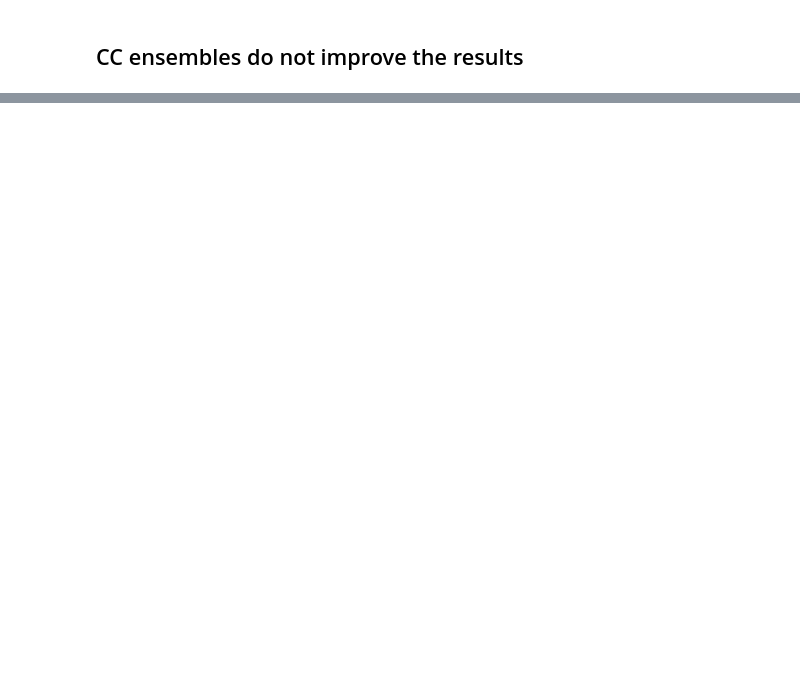
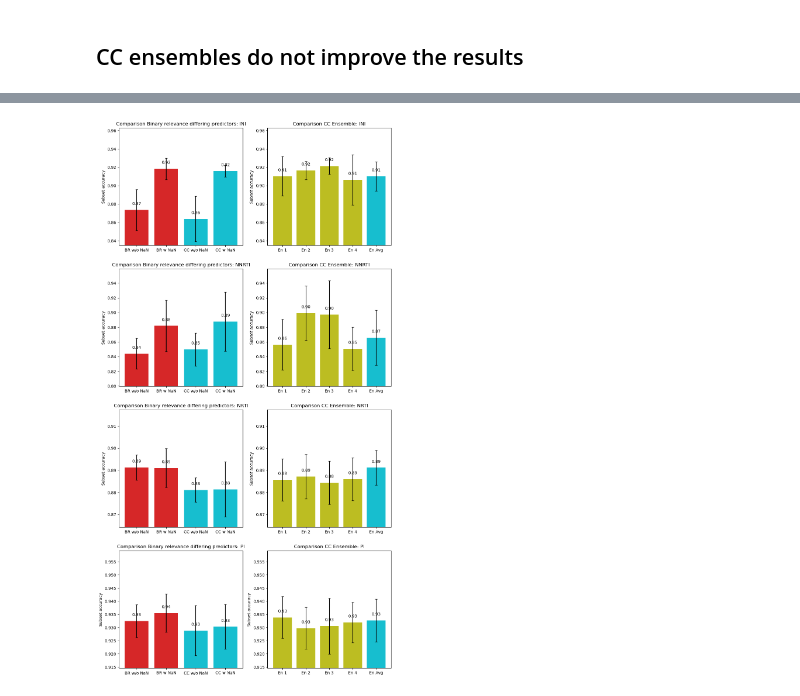
Before and after one commit to FloAvis/Masterthesis_TabPFN_HIV, a Jupyter notebook: statistics/PT_statistics.ipynb, the cells around one changed output, grey strips where cells are left out. Drawn from its saved outputs; the diff is of its cells as text; code cells hidden in the pictures; blank space fills up the shorter version.

```diff
--- a/statistics/PT_statistics.ipynb
+++ b/statistics/PT_statistics.ipynb
@@ -715,0 +650,8 @@ for i, drug in enumerate(df_sub_accs_groups_mean.columns.values.tolist()):
+# %%
+drop_na = True
+metric = result_handler.exam_acc
+kwargs = {}
+
+cc_ensemble_stat(files, filename, drop_na, metric, kwargs)
+# %% [output]
+[figure, added]
```
Also changed, not shown: parts of 7 cells of this notebook, 2 other files.
